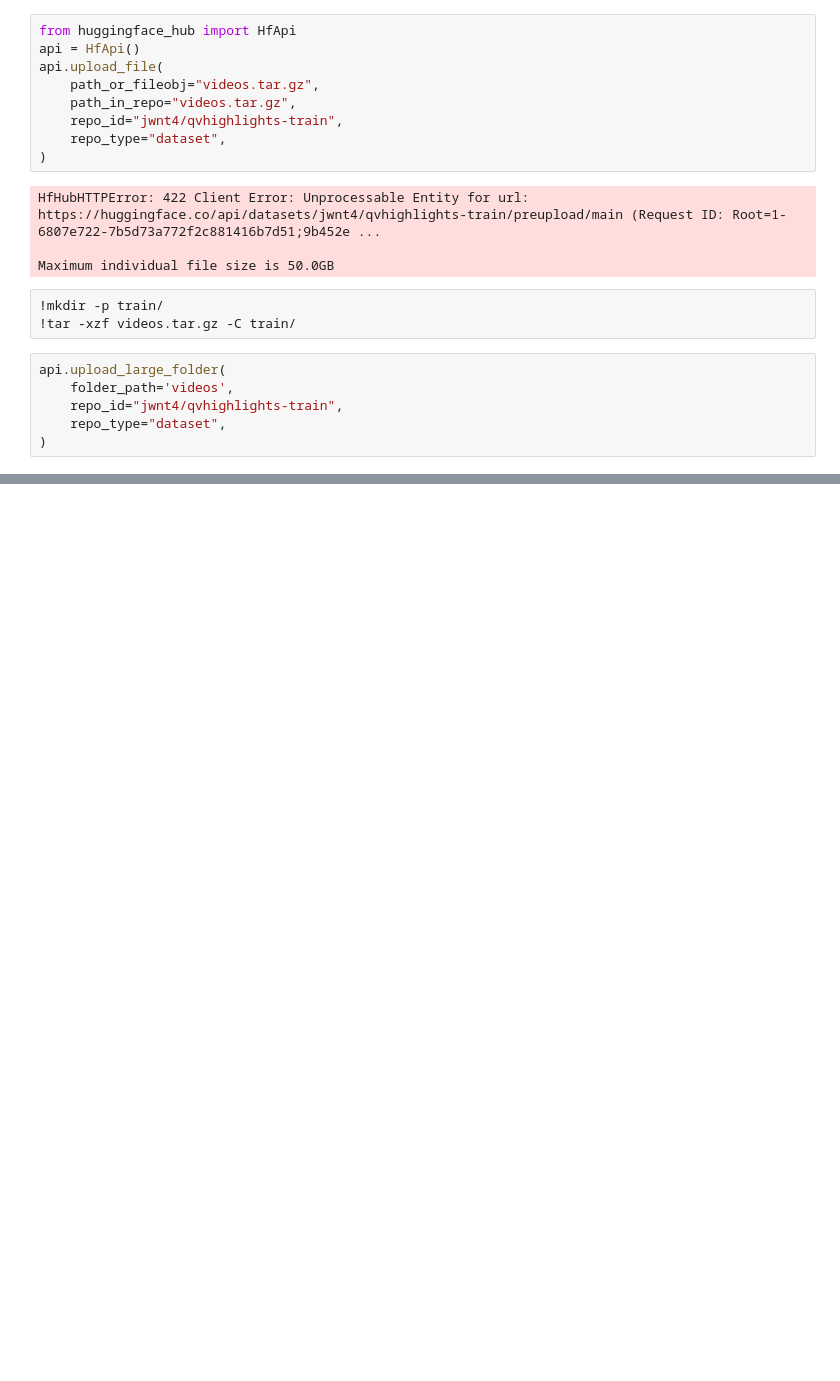
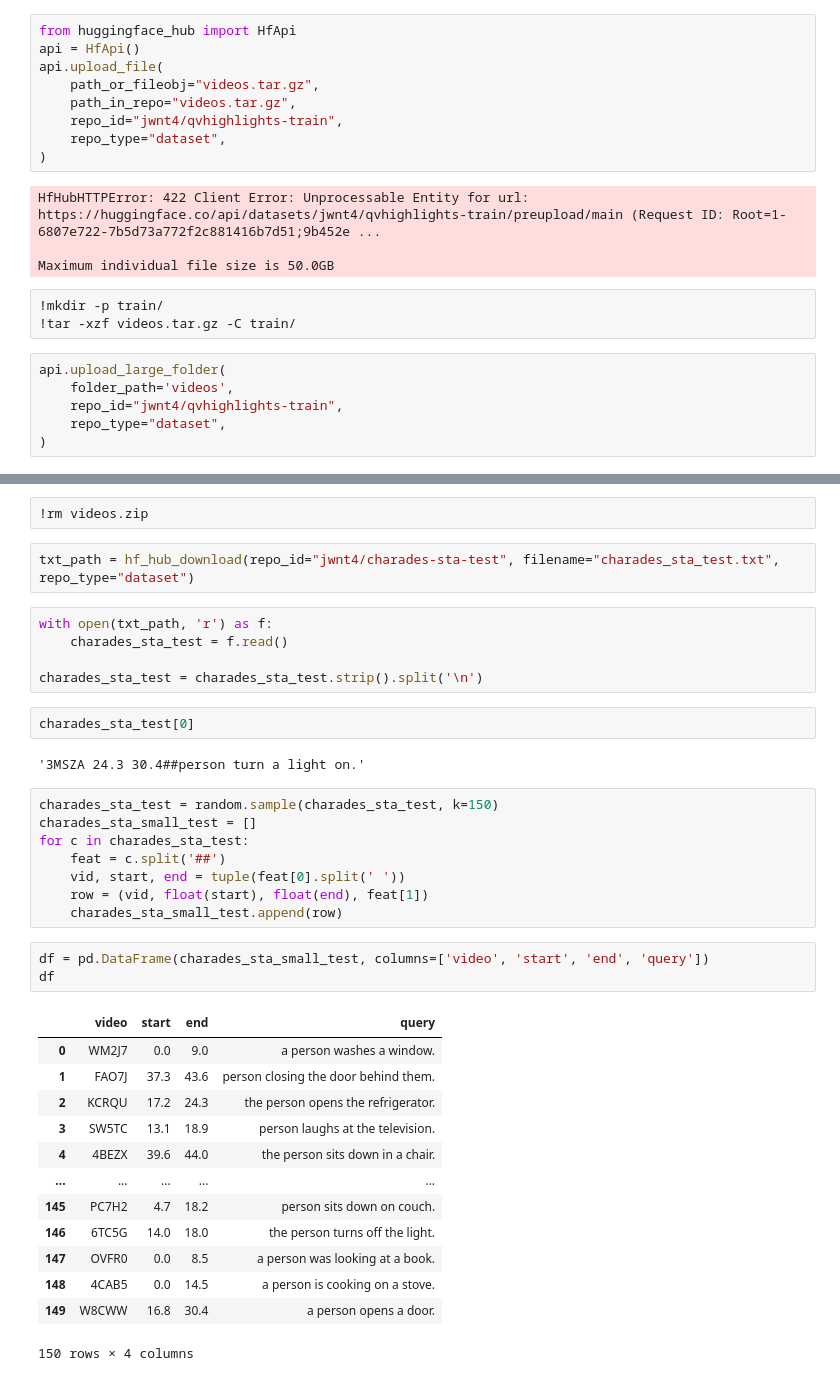
Before and after one commit to bagasjiwanta/moment-retrieval-with-llm, a Jupyter notebook: 1-download-and-upload-mr-datasets.ipynb, the cells around one changed output, grey strips where cells are left out. Drawn from its saved outputs; the diff is of its cells as text; blank space fills up the shorter version.

```diff
--- a/1-download-and-upload-mr-datasets.ipynb
+++ b/1-download-and-upload-mr-datasets.ipynb
@@ -512,0 +538,38 @@ api.upload_large_folder(
+# %%
+!rm videos.zip
+# %%
+txt_path = hf_hub_download(repo_id="jwnt4/charades-sta-test", filename="charades_sta_test.txt", repo_type="dataset")
+# %%
+with open(txt_path, 'r') as f:
+    charades_sta_test = f.read()
+
+charades_sta_test = charades_sta_test.strip().split('\n')
+# %%
+charades_sta_test[0]
+# %% [output]
+'3MSZA 24.3 30.4##person turn a light on.'
+# %%
+charades_sta_test = random.sample(charades_sta_test, k=150)
+charades_sta_small_test = []
+for c in charades_sta_test:
+    feat = c.split('##')
+    vid, start, end = tuple(feat[0].split(' '))
+    row = (vid, float(start), float(end), feat[1])
+    charades_sta_small_test.append(row)
+# %%
+df = pd.DataFrame(charades_sta_small_test, columns=['video', 'start', 'end', 'query'])
+df
+# %% [output]
+|  | video | start | end | query |
+| 0 | WM2J7 | 0.0 | 9.0 | a person washes a window. |
+| 1 | FAO7J | 37.3 | 43.6 | person closing the door behind them. |
+| 2 | KCRQU | 17.2 | 24.3 | the person opens the refrigerator. |
+| 3 | SW5TC | 13.1 | 18.9 | person laughs at the television. |
+| 4 | 4BEZX | 39.6 | 44.0 | the person sits down in a chair. |
+| ... | ... | ... | ... | ... |
+| 145 | PC7H2 | 4.7 | 18.2 | person sits down on couch. |
+| 146 | 6TC5G | 14.0 | 18.0 | the person turns off the light. |
+| 147 | OVFR0 | 0.0 | 8.5 | a person was looking at a book. |
+| 148 | 4CAB5 | 0.0 | 14.5 | a person is cooking on a stove. |
+| 149 | W8CWW | 16.8 | 30.4 | a person opens a door. |
+150 rows × 4 columns
```
Also changed, not shown: parts of 27 cells of this notebook, 56 other files.
